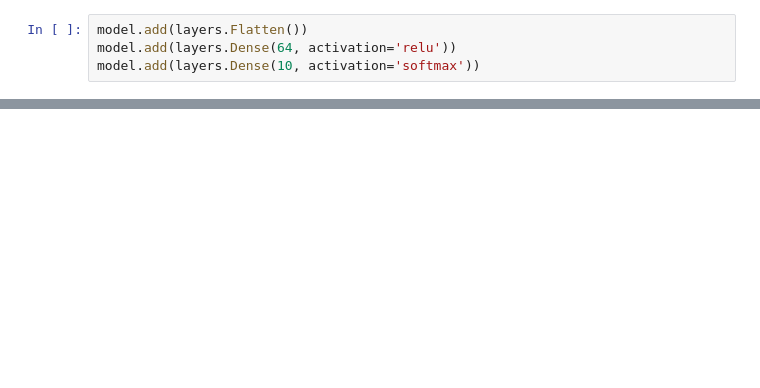
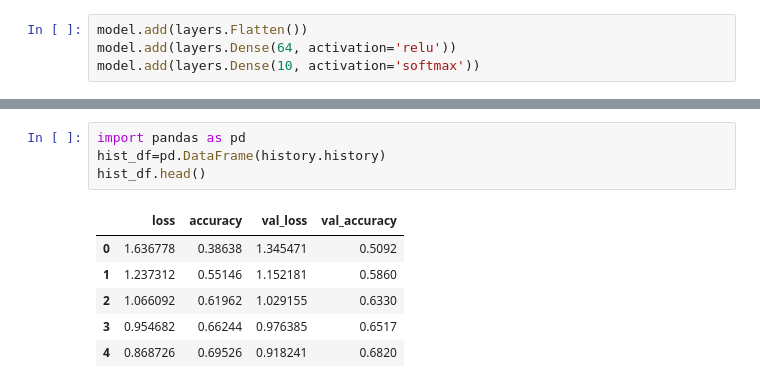
Before and after one commit to dlsco123/deeplearning, a Jupyter notebook: CNN.ipynb, the cells around one changed output, grey strips where cells are left out. Drawn from its saved outputs; the diff is of its cells as text; blank space fills up the shorter version.

```diff
--- a/CNN.ipynb
+++ b/CNN.ipynb
@@ -92,0 +81,11 @@ _________________________________________________________________
+# %%
+import pandas as pd
+hist_df=pd.DataFrame(history.history)
+hist_df.head()
+# %% [output]
+|  | loss | accuracy | val_loss | val_accuracy |
+| 0 | 1.636778 | 0.38638 | 1.345471 | 0.5092 |
+| 1 | 1.237312 | 0.55146 | 1.152181 | 0.5860 |
+| 2 | 1.066092 | 0.61962 | 1.029155 | 0.6330 |
+| 3 | 0.954682 | 0.66244 | 0.976385 | 0.6517 |
+| 4 | 0.868726 | 0.69526 | 0.918241 | 0.6820 |
```
Also changed, not shown: parts of 5 cells of this notebook, 1 other file.
